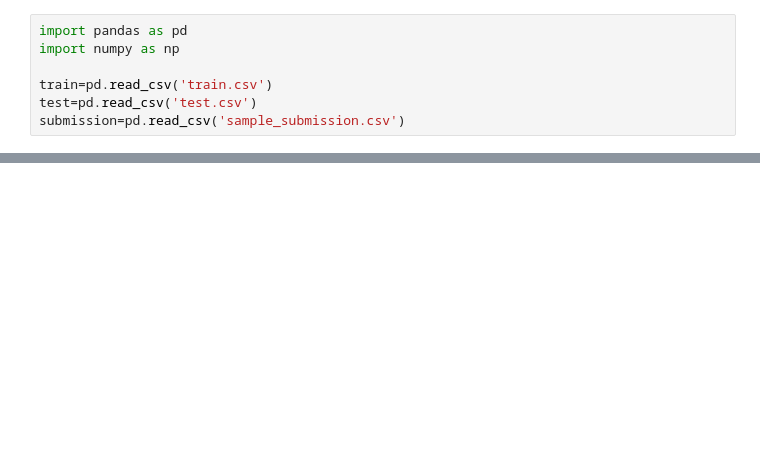
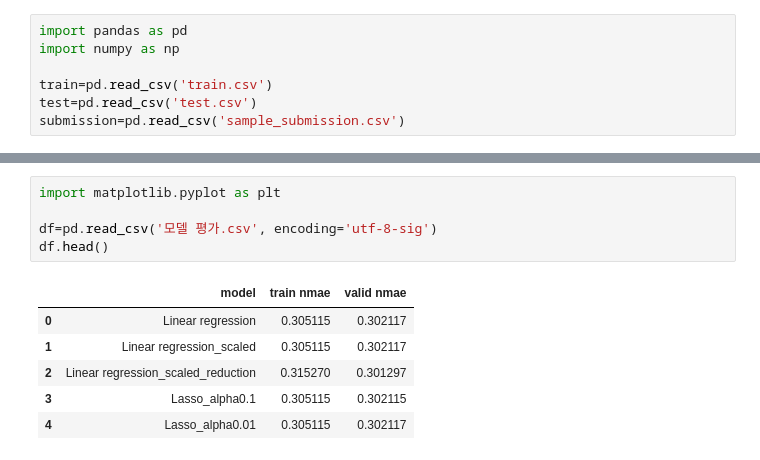
Before and after one commit to Eungyo-Kim/Dacon-project, a Jupyter notebook: bicycle_rentals_prediction/SVR.ipynb, the cells around one changed output, grey strips where cells are left out. Saved outputs shown, nothing was run; the diff lists cells and outputs as text; blank space fills up the shorter version.

```diff
--- a/bicycle_rentals_prediction/SVR.ipynb
+++ b/bicycle_rentals_prediction/SVR.ipynb
@@ -129,0 +131,12 @@ c:\Users\김은교\OneDrive\바탕 화면\BRAIN\Dacon-project\bicycle rentals pr
+# %%
+import matplotlib.pyplot as plt
+
+df=pd.read_csv('모델 평가.csv', encoding='utf-8-sig')
+df.head()
+# %% [output]
+|  | model | train nmae | valid nmae |
+| 0 | Linear regression | 0.305115 | 0.302117 |
+| 1 | Linear regression_scaled | 0.305115 | 0.302117 |
+| 2 | Linear regression_scaled_reduction | 0.315270 | 0.301297 |
+| 3 | Lasso_alpha0.1 | 0.305115 | 0.302115 |
+| 4 | Lasso_alpha0.01 | 0.305115 | 0.302117 |
```
Also changed, not shown: parts of 6 cells of this notebook, 8 other files.
